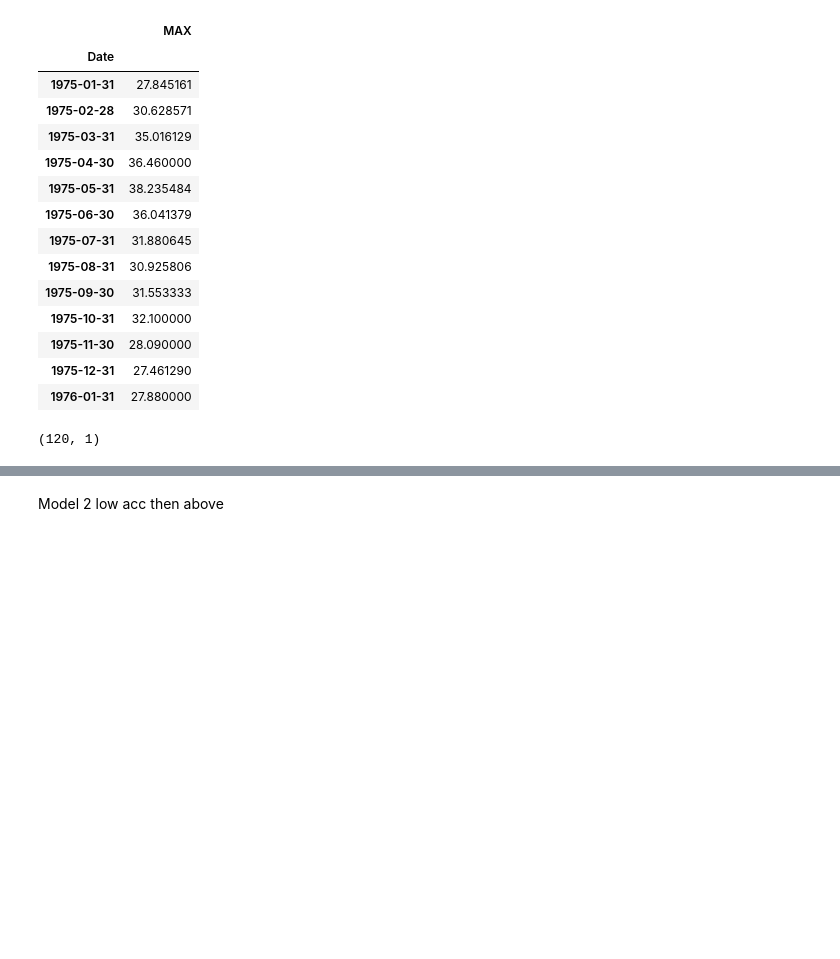
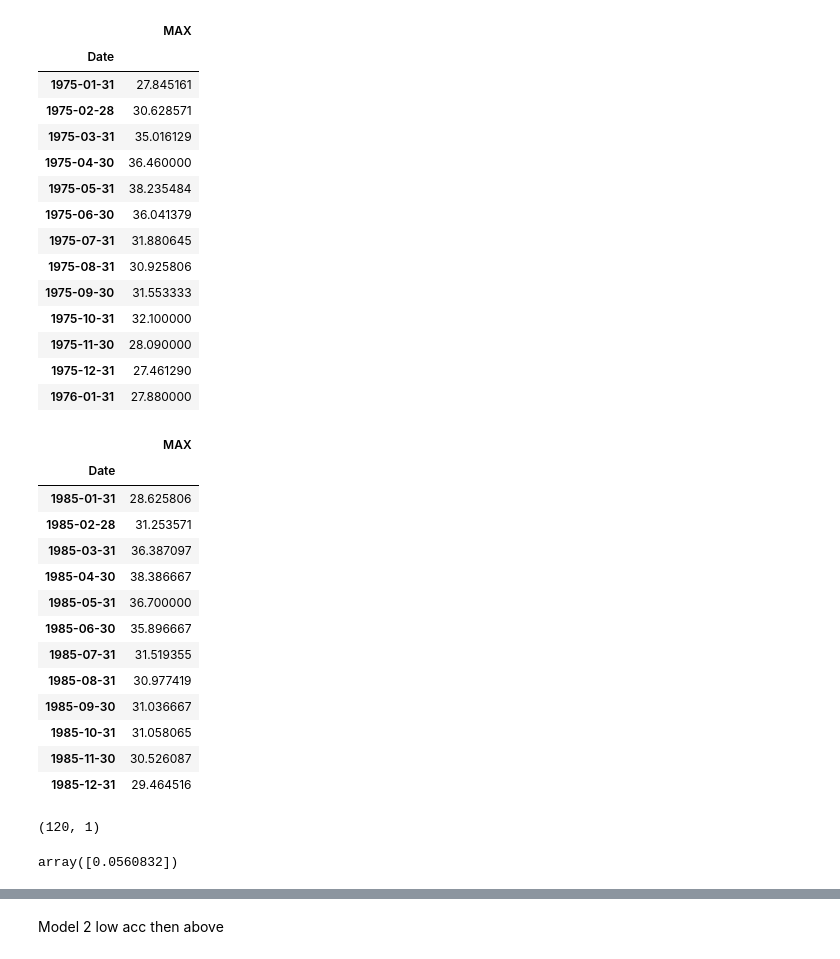
Before and after one commit to DeepMathukiya/Temperature, a Jupyter notebook: LSTM.ipynb, the cells around one changed output, grey strips where cells are left out. Saved outputs shown, nothing was run; the diff lists cells and outputs as text; code cells hidden in the pictures; blank space fills up the shorter version.

```diff
--- a/LSTM.ipynb
+++ b/LSTM.ipynb
@@ -195,6 +179,23 @@ train.head(13)
 | 1975-11-30 | 28.090000 |
 | 1975-12-31 | 27.461290 |
 | 1976-01-31 | 27.880000 |
+# %%
+test.head(12)
+# %% [output]
+|  | MAX |
+| Date |  |
+| 1985-01-31 | 28.625806 |
+| 1985-02-28 | 31.253571 |
+| 1985-03-31 | 36.387097 |
+| 1985-04-30 | 38.386667 |
+| 1985-05-31 | 36.700000 |
+| 1985-06-30 | 35.896667 |
+| 1985-07-31 | 31.519355 |
+| 1985-08-31 | 30.977419 |
+| 1985-09-30 | 31.036667 |
+| 1985-10-31 | 31.058065 |
+| 1985-11-30 | 30.526087 |
+| 1985-12-31 | 29.464516 |
 # %%
 from sklearn.preprocessing import MinMaxScaler
 scaler = MinMaxScaler()
@@ -207,6 +208,10 @@ scaler_train.shape
 (120, 1)
 # %%
 from tensorflow.keras.preprocessing.sequence import TimeseriesGenerator
+# %%
+scaler_train[12]
+# %% [output]
+array([0.0560832])
 # %%
 n_input = 12
 generator = TimeseriesGenerator(scaler_train, scaler_train, length=n_input, batch_size=1)
```
Also changed, not shown: parts of 31 cells of this notebook, 6 other files.
